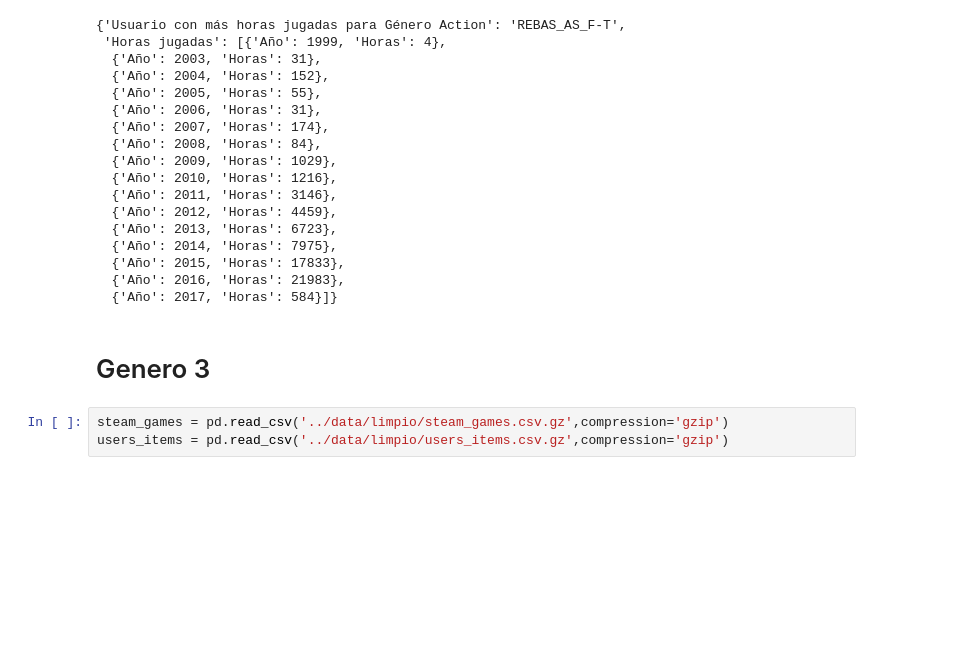
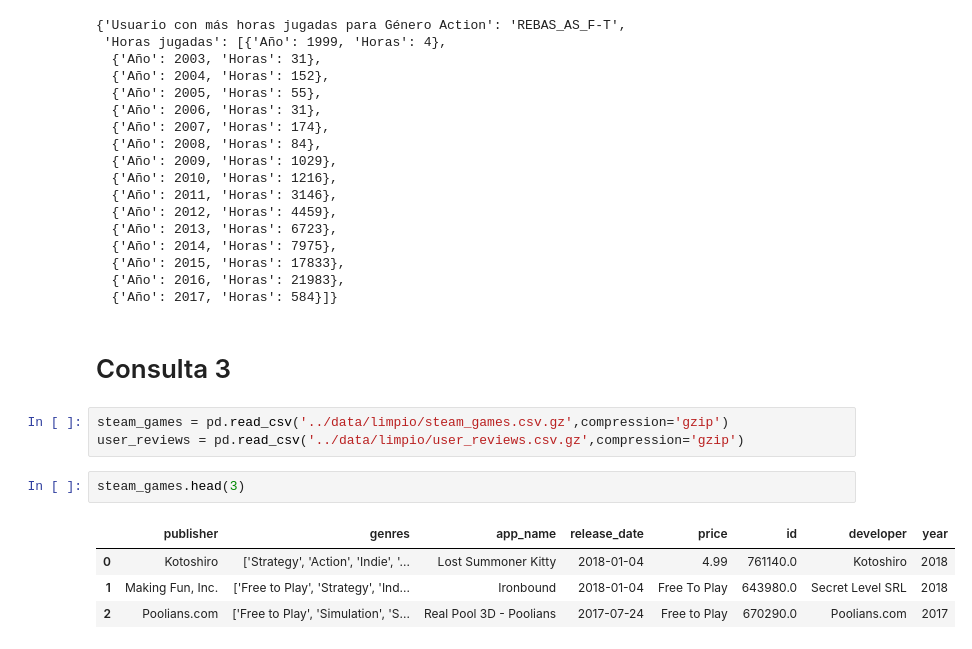
Before and after one commit to MarceloOrtizz/Proyecto_MLOps_Steam, a Jupyter notebook: etl_eda/ETL_consultas.ipynb, the cells around one changed output. Drawn from its saved outputs; the diff is of its cells as text; blank space fills up the shorter version.

Commit message:
consultas Recommend NotRecommend

```diff
--- a/etl_eda/ETL_consultas.ipynb
+++ b/etl_eda/ETL_consultas.ipynb
@@ -303,7 +303,14 @@ UserForGenre('Action')
   {'Año': 2016, 'Horas': 21983},
   {'Año': 2017, 'Horas': 584}]}
 # %% [markdown]
-# Genero 3
+# Consulta 3
 # %%
 steam_games = pd.read_csv('../data/limpio/steam_games.csv.gz',compression='gzip')
-users_items = pd.read_csv('../data/limpio/users_items.csv.gz',compression='gzip')
+user_reviews = pd.read_csv('../data/limpio/user_reviews.csv.gz',compression='gzip')
+# %%
+steam_games.head(3)
+# %% [output]
+|  | publisher | genres | app_name | release_date | price | id | developer | year |
+| 0 | Kotoshiro | ['Strategy', 'Action', 'Indie', '... | Lost Summoner Kitty | 2018-01-04 | 4.99 | 761140.0 | Kotoshiro | 2018 |
+| 1 | Making Fun, Inc. | ['Free to Play', 'Strategy', 'Ind... | Ironbound | 2018-01-04 | Free To Play | 643980.0 | Secret Level SRL | 2018 |
+| 2 | Poolians.com | ['Free to Play', 'Simulation', 'S... | Real Pool 3D - Poolians | 2017-07-24 | Free to Play | 670290.0 | Poolians.com | 2017 |
```
Also changed, not shown: parts of 14 cells of this notebook, 4 other files.
